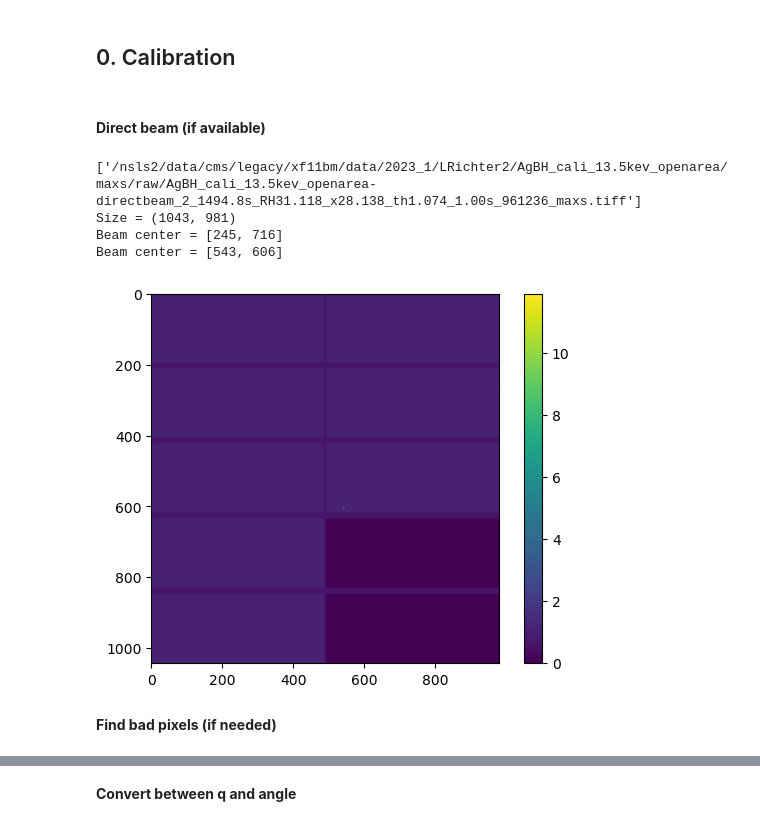
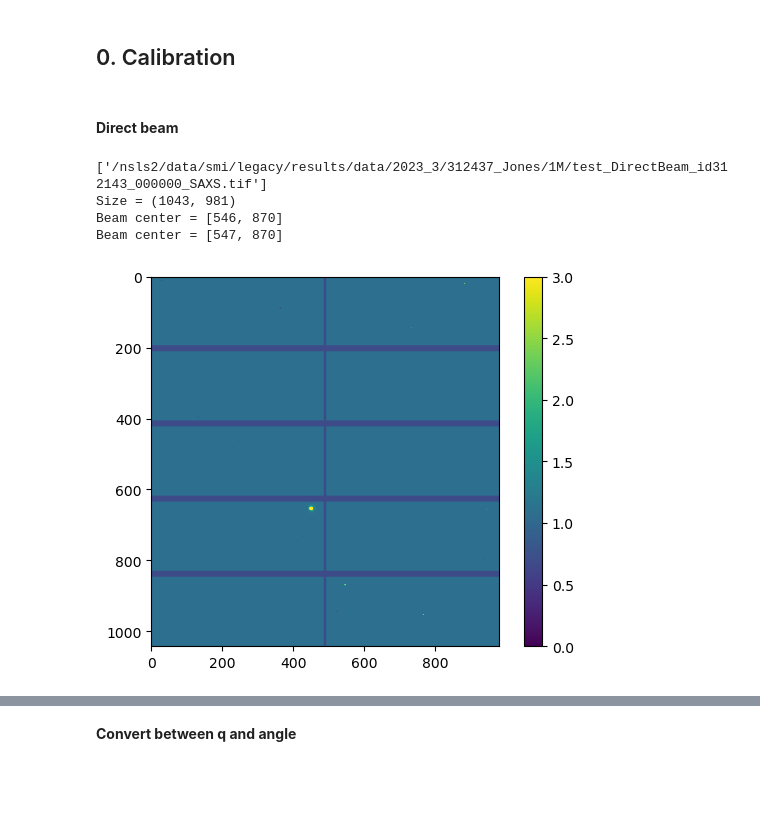
Before and after one commit to CFN-softbio/SciAnalysis, a Jupyter notebook: examples/beamlines/NSLSII_12ID_SMI/UShell/SciAnalysis_Basic_v1_SMI.ipynb, the cells around one changed output, grey strips where cells are left out. Cells and saved outputs as stored; diff of their text form; code cells hidden in the pictures; blank space fills up the shorter version.

```diff
--- a/examples/beamlines/NSLSII_12ID_SMI/UShell/SciAnalysis_Basic_v1_SMI.ipynb
+++ b/examples/beamlines/NSLSII_12ID_SMI/UShell/SciAnalysis_Basic_v1_SMI.ipynb
@@ -42,34 +45,32 @@ print("{}\n".format(dt_string))
 # %% [markdown]
 ## 0. Calibration
-# %% [markdown]
-#### __Direct beam (if available)__
+# %% [markdown]
+#### __Direct beam__
 # %%
 #EXPR_DIR = '/nsls2/data/cms/legacy/xf11bm/data/2023_2/beamline/CKe/saxs/'
-EXPR_DIR = '/nsls2/data/cms/legacy/xf11bm/data/2023_1/LRichter2/AgBH_cali_13.5kev_openarea/maxs/'
-pattern = '*directbeam*'
-infiles = glob.glob(os.path.join(EXPR_DIR+'raw/', pattern+'.tiff'))
+EXPR_DIR = '/nsls2/data/smi/legacy/results/data/2023_3/312437_Jones/1M/'
+pattern = '*DirectBeam*'
+infiles = glob.glob(os.path.join(EXPR_DIR, pattern+'.tif'))
 print(infiles)
 
 data = Data2DScattering()
 data.load(infiles[0])
 #data.blur(sigma=1)
 img = data.data
 print('Size = {}'.format(img.shape))
 
 ## Plot
 %matplotlib inline
-plt.figure(1); plt.imshow(np.log(img+3)); plt.colorbar()
+plt.figure(1); plt.imshow(np.log(img+3), vmin=0, vmax=3); plt.colorbar()
 beam_center = [np.argmax(np.max(img,0)), np.argmax(np.max(img,1))]
 print('Beam center = {}'.format(beam_center))
 
 img[beam_center[1], beam_center[0]] = 0
 beam_center = [np.argmax(np.max(img,0)), np.argmax(np.max(img,1))]
 print('Beam center = {}'.format(beam_center))
 # %% [output]
-['/nsls2/data/cms/legacy/xf11bm/data/2023_1/LRichter2/AgBH_cali_13.5kev_openarea/maxs/raw/AgBH_cali_13.5kev_openarea-directbeam_2_1494.8s_RH31.118_x28.138_th1.074_1.00s_961236_maxs.tiff']
+['/nsls2/data/smi/legacy/results/data/2023_3/312437_Jones/1M/test_DirectBeam_id312143_000000_SAXS.tif']
 Size = (1043, 981)
-Beam center = [245, 716]
-Beam center = [543, 606]
+Beam center = [546, 870]
+Beam center = [547, 870]
-[figure, old version]
+[figure, new version]
-# %% [markdown]
-__Find bad pixels (if needed)__
```
Also changed, not shown: parts of 28 cells of this notebook.
